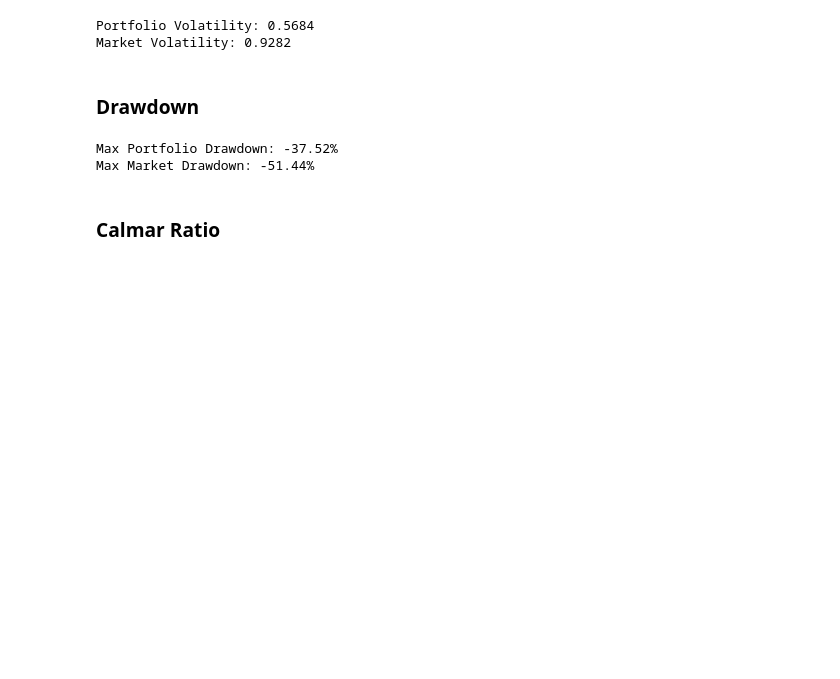
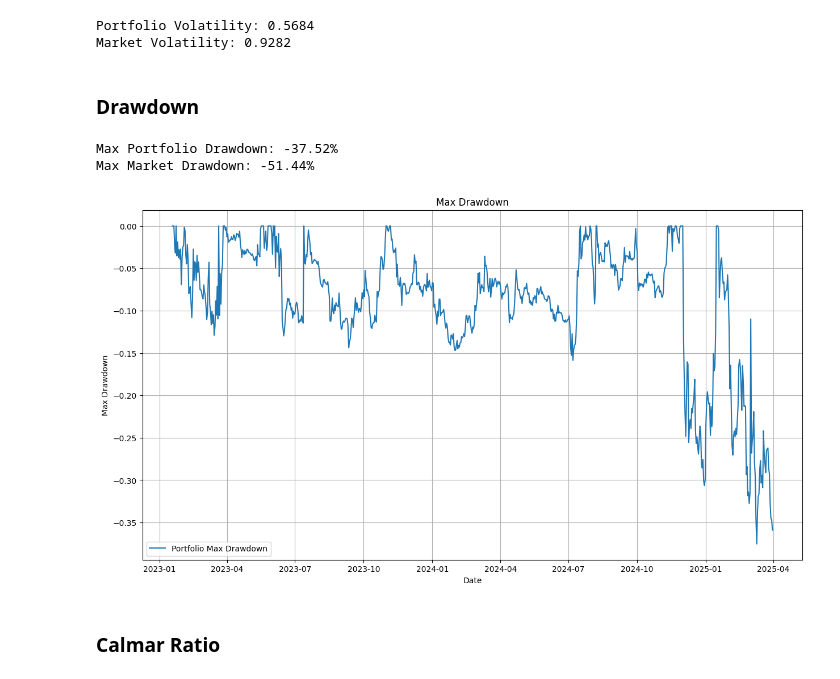
Before and after one commit to ErmalBejko/personal_portfolio_analysis, a Jupyter notebook: portfolio_analysis.ipynb, the cells around one changed output. Cells and saved outputs as stored; diff of their text form; code cells hidden in the pictures; blank space fills up the shorter version.

```diff
--- a/portfolio_analysis.ipynb
+++ b/portfolio_analysis.ipynb
@@ -417,17 +440,28 @@ Market Volatility: 0.9282
 # %%
 # Max Portfolio Drawdown
 cumulative_returns = (1 + returns).cumprod()
 peak = cumulative_returns.cummax()
 max_drawdown = (cumulative_returns - peak) / peak
 max_drawdown_value = max_drawdown.min()
 print(f'Max Portfolio Drawdown: {max_drawdown_value:.2%}')
 
 # Max Market Drawdown
 cumulative_market_returns = (1 + market_returns).cumprod()
 market_peak = cumulative_market_returns.cummax()
 max_market_drawdown = (cumulative_market_returns - peak) / peak
 max_market_drawdown_value = max_market_drawdown.min()
 print(f'Max Market Drawdown: {max_market_drawdown_value:.2%}')
+
+plt.figure(figsize=(15, 8))
+plt.plot(full_portfolio['date'][1:], max_drawdown, label='Portfolio Max Drawdown')
+plt.title('Max Drawdown')
+plt.xlabel('Date')
+plt.ylabel('Max Drawdown')
+plt.grid(True)
+plt.legend()
+plt.savefig('./reports/figures/max_drawdown.png')
+plt.show();
 # %% [output]
 Max Portfolio Drawdown: -37.52%
 Max Market Drawdown: -51.44%
+[figure, added]
```
Also changed, not shown: parts of 16 cells of this notebook.
